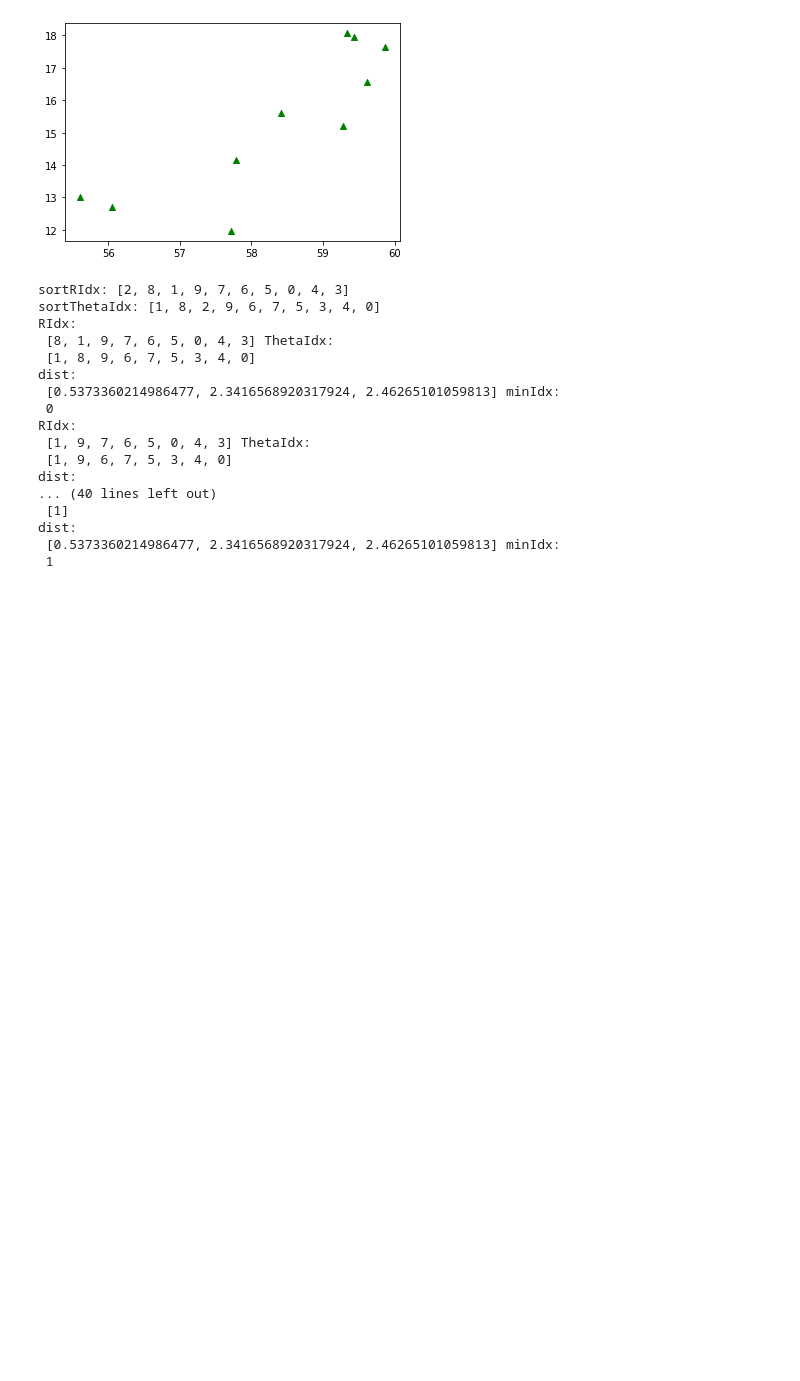
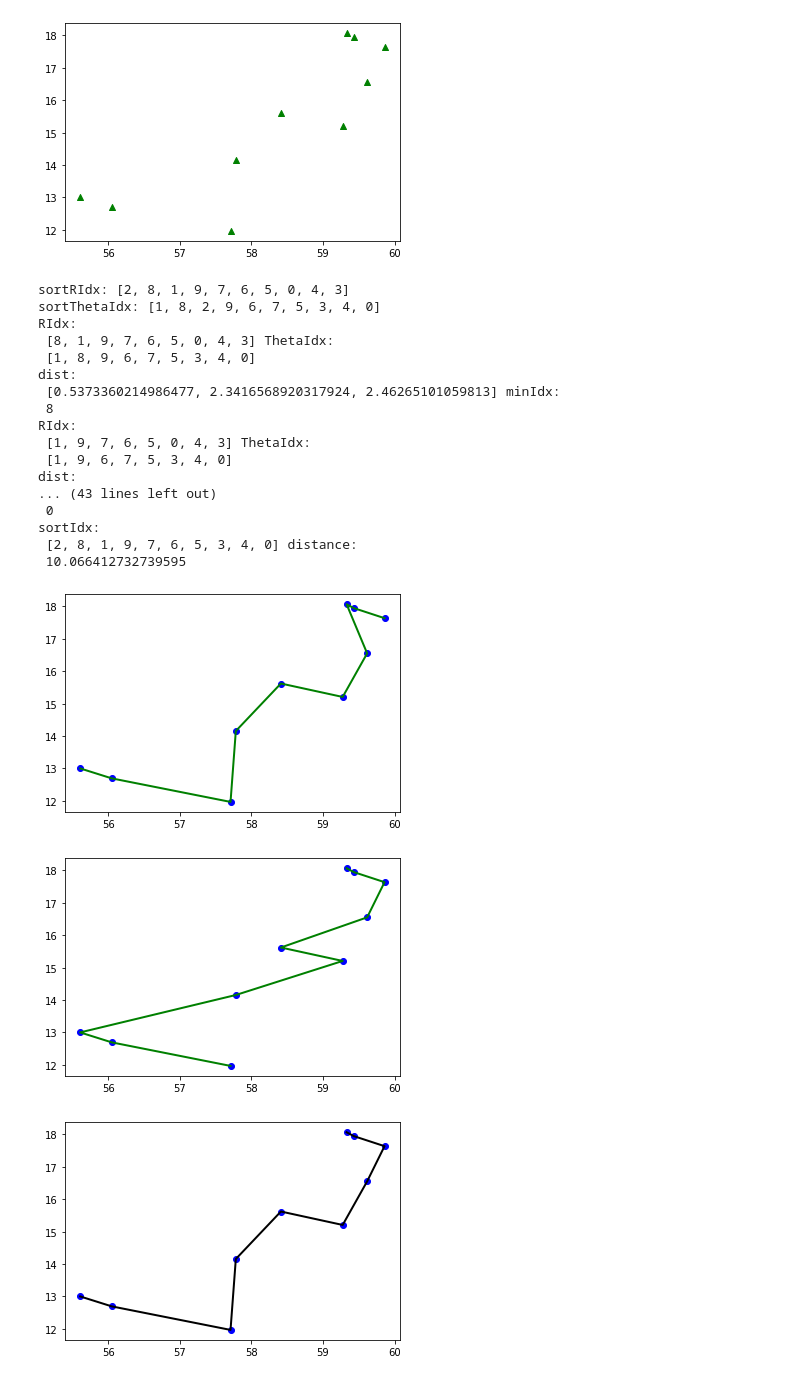
Before and after one commit to goldenrtiger/UUExercises, a Jupyter notebook: TSP.ipynb, the cells around one changed output. Cells and saved outputs as stored; diff of their text form; code cells hidden in the pictures; blank space fills up the shorter version.

Commit message:
update distance sort by R and Theta

```diff
--- a/TSP.ipynb
+++ b/TSP.ipynb
@@ -107,12 +107,12 @@ class polarCoord():
         self.reorderPointTheta = [self.points[i] for i in self.sortThetaIdx]
         print( 'sortThetaIdx:', self.sortThetaIdx )
 
-    def compare(self):
-        RIdx, ThetaIdx = self.sortRIdx, self.sortThetaIdx
+    def compareRTheta(self):
+        RIdx, ThetaIdx = self.sortRIdx.copy(), self.sortThetaIdx.copy()
         self.sortIdx = []
         length = len(RIdx)
-        distance = 0
-        for i in range(length - 1):
+        self.RThetaDist = 0
+        for i in range(0, length - 1):
             if i == 0:
                 self.sortIdx.append( RIdx[0] )
                 ThetaIdx.remove(RIdx[0])
@@ -125,19 +125,31 @@ class polarCoord():
                 perm = list( zip( list(set(RIdx[:3] + ThetaIdx[:3])), [self.sortIdx[i], self.sortIdx[i], self.sortIdx[i]]) )
                 dist = [math.dist(self.points[pair[0]], self.points[pair[1]]) for pair in perm]
                 minDist = min( dist )
-                minIdx = dist.index( minDist )
+                minIdx = perm[dist.index( minDist )][0]
 
             print( 'RIdx: \n', RIdx, 'ThetaIdx: \n', ThetaIdx )
             print( 'dist: \n', dist, 'minIdx: \n', minIdx )
-            distance = distance + minDist
+            self.RThetaDist = self.RThetaDist + minDist
 
-            self.sortIdx.append( RIdx[minIdx] )
-            ThetaIdx.remove(RIdx[minIdx])
-            RIdx.remove(RIdx[minIdx])
+            self.sortIdx.append( minIdx )
+            ThetaIdx.remove(minIdx)
+            RIdx.remove(minIdx)
 
-        distance = distance + math.dist( self.points[self.sortIdx[0]], self.points[self.sortIdx[-1]])
-        print( 'sortIdx: \n', self.sortIdx, 'distance: \n', distance )
+        self.RThetaDist = self.RThetaDist + math.dist( self.points[self.sortIdx[0]], self.points[self.sortIdx[-1]])
+        print( 'sortIdx: \n', self.sortIdx, 'distance: \n', self.RThetaDist )
         self.reorderPointRTheta = [self.points[i] for i in self.sortIdx]
+
+    def compareDistance(self):
+        self.RDist = 0
+        self.ThetaDist = 0
+
+        for i in range(0, 10 - 1):
+            self.RDist += math.dist(self.points[self.sortRIdx[i]], self.points[self.sortRIdx[i + 1]])
+            self.ThetaDist += math.dist(self.points[self.sortThetaIdx[i]], self.points[self.sortThetaIdx[i + 1]])
+
+        print('\n Shortest distance which is sorted by R: \n ', self.RDist)
+        print('\n Shortest distance which is sorted by Theta: \n ', self.ThetaDist)
+        print('\n Shortest distance which is sorted by R and Theta: \n ', self.RThetaDist)
 
 
     def polarPlot(self):
@@ -161,37 +173,43 @@ class polarCoord():
             x, y = zip(*(self.reorderPointTheta))
             plt.plot(x, y, 'bo')
             plt.plot(x, y, color='green', linewidth=2)
         else:
             x, y = zip(*(self.reorderPointRTheta))
             plt.plot(x, y, 'bo')
             plt.plot(x, y, color='black', linewidth=2)
 
 
     def sortPointPlotShow(self, R=True):
         self.sortPointPlot(R)
         plt.show()
 
 vCityPolar = polarCoord( vCities )
 vCityPolar.sort( )
-vCityPolar.compare( )
+vCityPolar.compareRTheta( )
 # vCityPolar.polarPlotShow( )
 vCityPolar.sortPointPlotShow(R=0)
+vCityPolar.sortPointPlotShow(R=1)
 vCityPolar.sortPointPlotShow(R=2)
+
+vCityPolar.compareDistance()
 # %% [output]
 sortRIdx: [2, 8, 1, 9, 7, 6, 5, 0, 4, 3]
 sortThetaIdx: [1, 8, 2, 9, 6, 7, 5, 3, 4, 0]
 RIdx:
  [8, 1, 9, 7, 6, 5, 0, 4, 3] ThetaIdx:
  [1, 8, 9, 6, 7, 5, 3, 4, 0]
 dist:
  [0.5373360214986477, 2.3416568920317924, 2.46265101059813] minIdx:
- 0
+ 8
 RIdx:
  [1, 9, 7, 6, 5, 0, 4, 3] ThetaIdx:
  [1, 9, 6, 7, 5, 3, 4, 0]
 dist:
-... (40 lines left out)
- [1]
-dist:
- [0.5373360214986477, 2.3416568920317924, 2.46265101059813] minIdx:
- 1
+... (43 lines left out)
+ 0
+sortIdx:
+ [2, 8, 1, 9, 7, 6, 5, 3, 4, 0] distance:
+ 10.066412732739595
+[figure, added]
+[figure, added]
+[figure, added]
```
Also changed, not shown: parts of 1 cell of this notebook.
